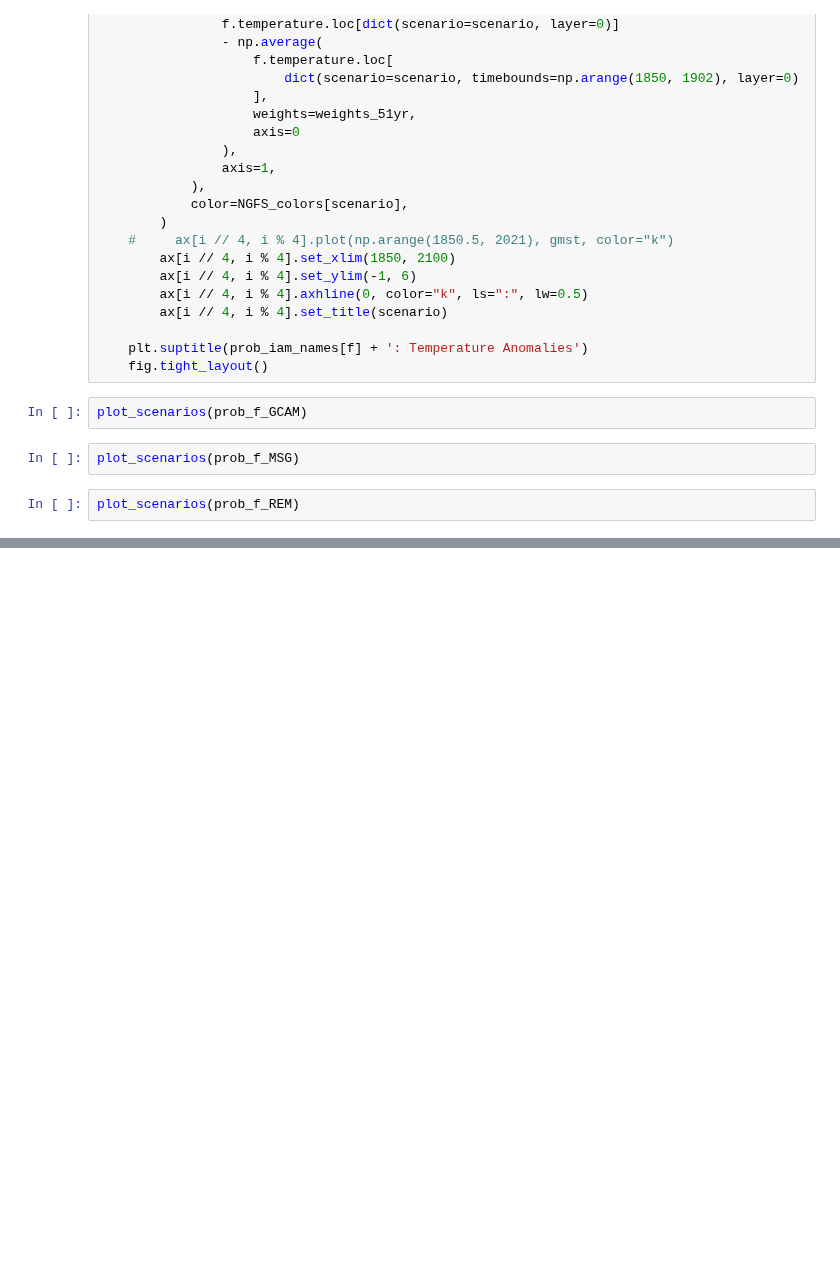
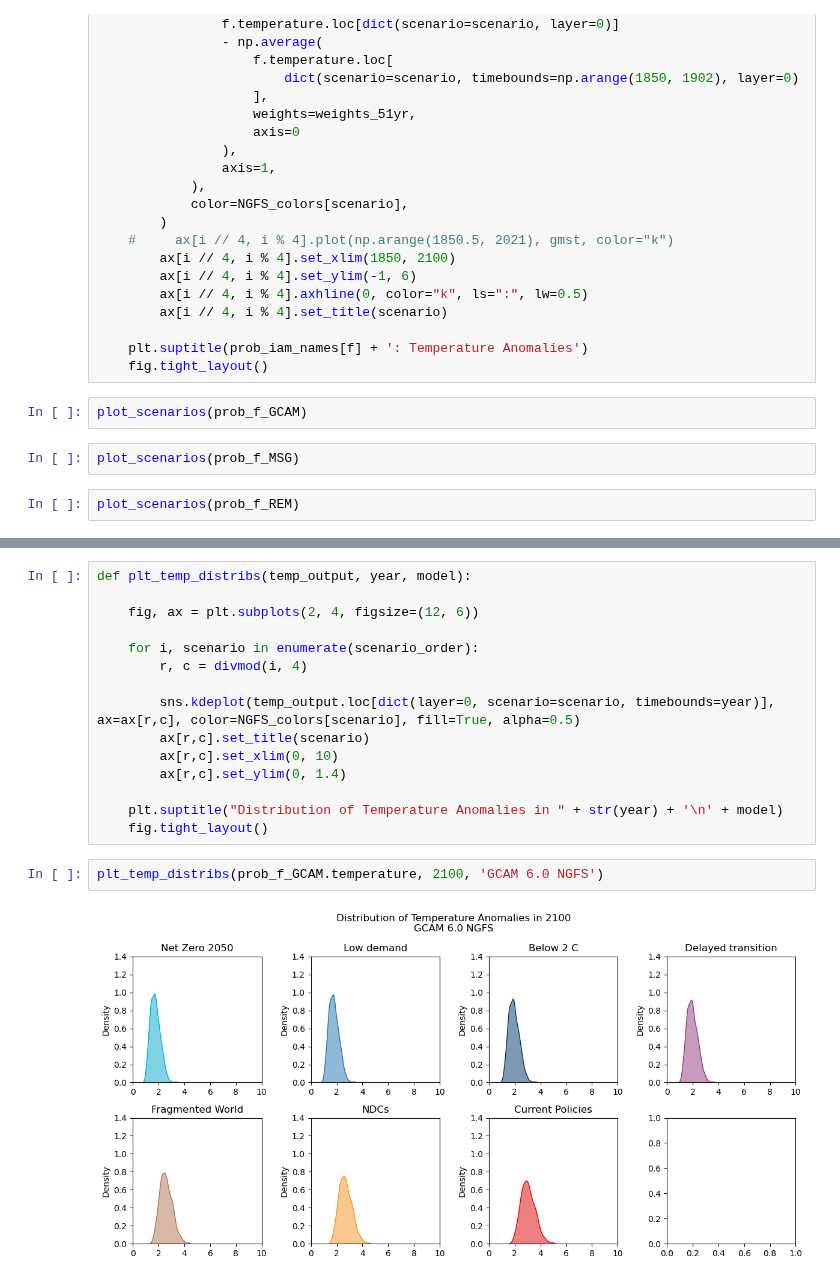
Before and after one commit to ericasimon16/woodwell_internship, a Jupyter notebook: FaIR_harmonized.ipynb, the cells around one changed output, grey strips where cells are left out. Drawn from its saved outputs; the diff is of its cells as text; blank space fills up the shorter version.

Commit message:
saved temp outputs and made plots

```diff
--- a/FaIR_harmonized.ipynb
+++ b/FaIR_harmonized.ipynb
@@ -440,0 +499,19 @@ plot_scenarios(prob_f_REM)
+# %%
+def plt_temp_distribs(temp_output, year, model):
+
+    fig, ax = plt.subplots(2, 4, figsize=(12, 6))
+
+    for i, scenario in enumerate(scenario_order):
+        r, c = divmod(i, 4)
+
+        sns.kdeplot(temp_output.loc[dict(layer=0, scenario=scenario, timebounds=year)], ax=ax[r,c], color=NGFS_colors[scenario], fill=True, alpha=0.5)
+        ax[r,c].set_title(scenario)
+        ax[r,c].set_xlim(0, 10)
+        ax[r,c].set_ylim(0, 1.4)
+
+    plt.suptitle("Distribution of Temperature Anomalies in " + str(year) + '\n' + model)
+    fig.tight_layout()
+# %%
+plt_temp_distribs(prob_f_GCAM.temperature, 2100, 'GCAM 6.0 NGFS')
+# %% [output]
+[figure, added]
```
Also changed, not shown: parts of 16 cells of this notebook, 7 other files.
